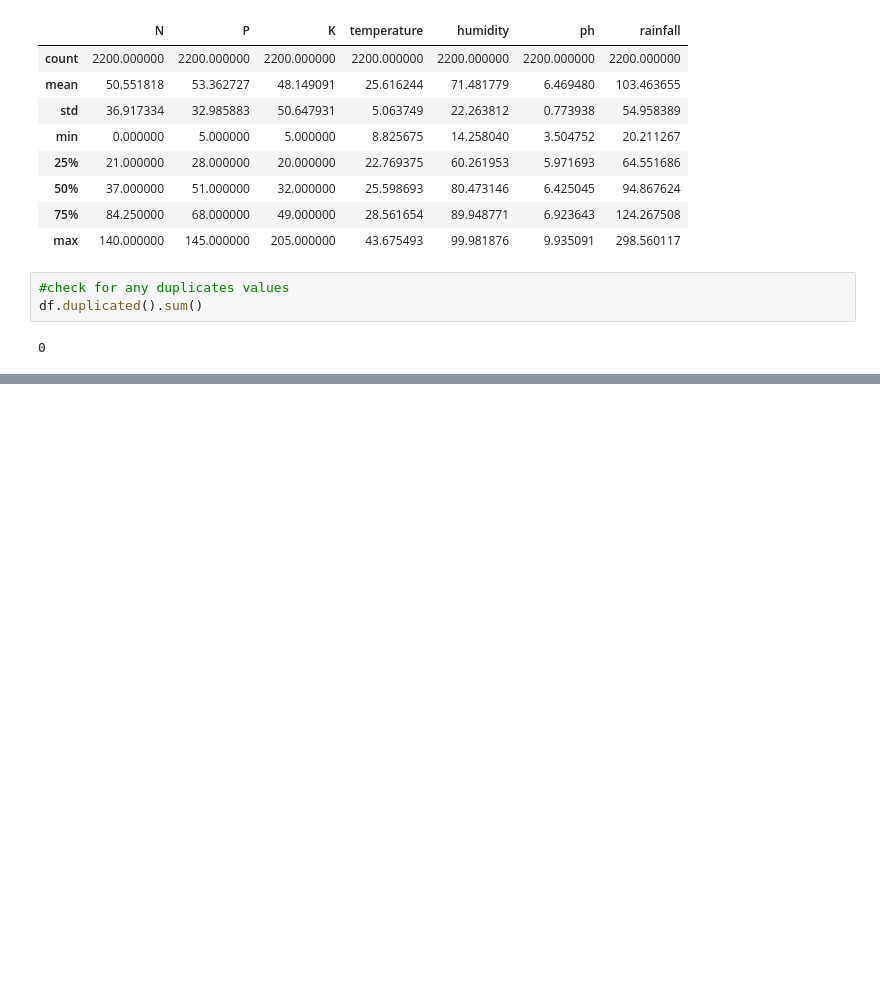
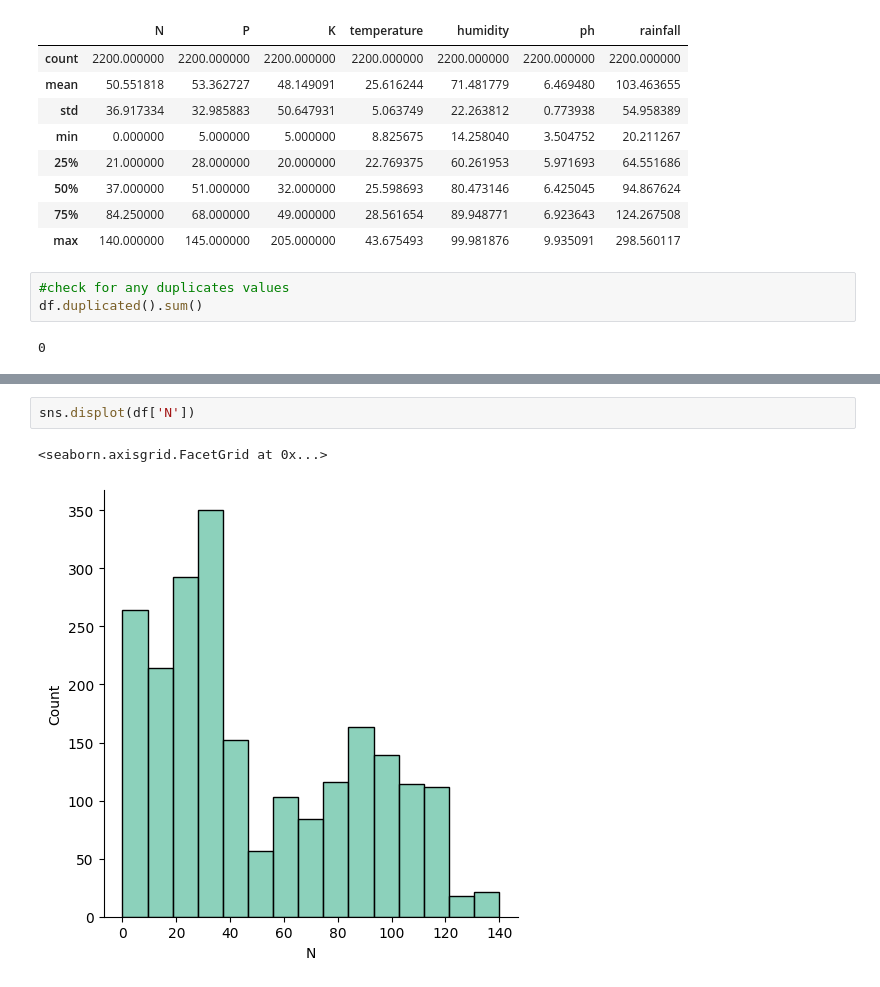
Before and after one commit to siyaboban/Sample, a Jupyter notebook: Crop__recommendation_code(Preprocessing).ipynb, the cells around one changed output, grey strips where cells are left out. Drawn from its saved outputs; the diff is of its cells as text; blank space fills up the shorter version.

```diff
--- a/Crop__recommendation_code(Preprocessing).ipynb
+++ b/Crop__recommendation_code(Preprocessing).ipynb
@@ -70,0 +130,5 @@ df.duplicated().sum()
+# %%
+sns.displot(df['N'])
+# %% [output]
+<seaborn.axisgrid.FacetGrid at 0x...>
+[figure, added]
```
Also changed, not shown: parts of 11 cells of this notebook.
